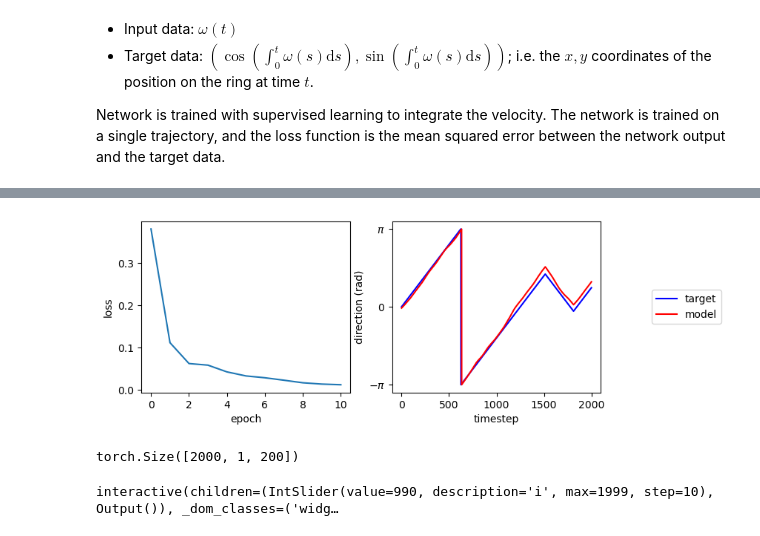
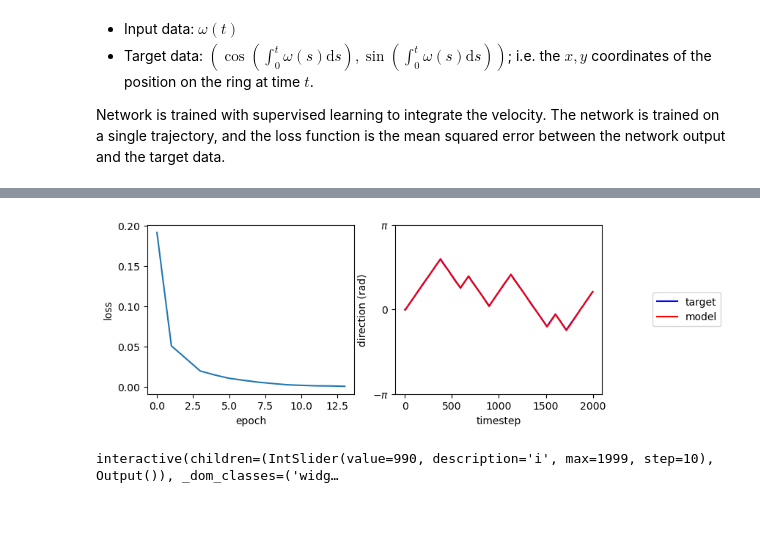
Before and after one commit to alexnegron/modular-dynamics, a Jupyter notebook: notebooks/modular_dynamics_rnn_independent_velocities_experiments.ipynb, the cells around one changed output, grey strips where cells are left out. Cells and saved outputs as stored; diff of their text form; code cells hidden in the pictures.

```diff
--- a/notebooks/modular_dynamics_rnn_independent_velocities_experiments.ipynb
+++ b/notebooks/modular_dynamics_rnn_independent_velocities_experiments.ipynb
@@ -147,10 +145,10 @@ Network is trained with supervised learning to integrate the velocity. The netwo
 # training data generation
 from tasks.independent_integration_task import generate_dataset
 
-num_samples = 5
+num_samples = 10
 num_trajectories = 1
 num_timesteps = 2000
-num_flips = 3
+flip_rate = 1e-2 / 2
 # omega_process = 'constant'
 omega_process = 'binary'
 omega_value = 0.5
@@ -162,7 +160,7 @@ inputs, targets = generate_dataset(num_samples,
                                    num_trajectories,
                                    trajectory_type=omega_process,
                                    dt=dt,
-                                   num_flips=num_flips,
+                                   flip_rate=flip_rate,
                                    omega_value=omega_value,
                                    include_initial_position=False
                                    )
@@ -306,29 +303,26 @@ KeyboardInterrupt:
 # %%
 fig, ax = plt.subplots(1, 2, figsize=(8, 3))
-targets_to_plot = targets[0, :, :]
-x = torch.Tensor(inputs[0, :, :]).unsqueeze(1)
+sample_idx = 3
+targets_to_plot = targets[sample_idx, :, :]
+x = torch.Tensor(inputs[sample_idx, :, :]).unsqueeze(1)
 
 # forward pass
 outputs, acts = net(x)
 output_arr = outputs.detach().cpu().numpy()
 
 ax[0].plot(losses)
 ax[0].set_xlabel('epoch')
 ax[0].set_ylabel('loss') # set y label
 
-ax[1].plot(range(targets.shape[1]), np.arctan2(targets[0, :, 1], targets[0, :, 0]), label='target', color='blue')
+ax[1].plot(range(targets.shape[1]), np.arctan2(targets[sample_idx, :, 1], targets[sample_idx, :, 0]), label='target', color='blue')
 ax[1].plot(range(targets.shape[1]), np.arctan2(output_arr.squeeze(1)[:, 1], output_arr.squeeze(1)[:, 0]), label='model', color='red')
 ax[1].set_xlabel('timestep') # set x label
 ax[1].set_ylabel('direction (rad)') # set y label
 ax[1].set_yticks(np.linspace(-np.pi, np.pi, 3), [r'$-\pi$', r'$0$', r'$\pi$'])
 ax[1].legend(loc='center right', bbox_to_anchor=(1.6, 0.5))
 plt.show()
 # %% [output]
-[figure, old version]
+[figure, new version]
-# %%
-acts.shape
-# %% [output]
-torch.Size([2000, 1, 200])
 # %%
 import numpy as np
 import matplotlib.pyplot as plt
```
Also changed, not shown: parts of 24 cells of this notebook, 5 other files.
